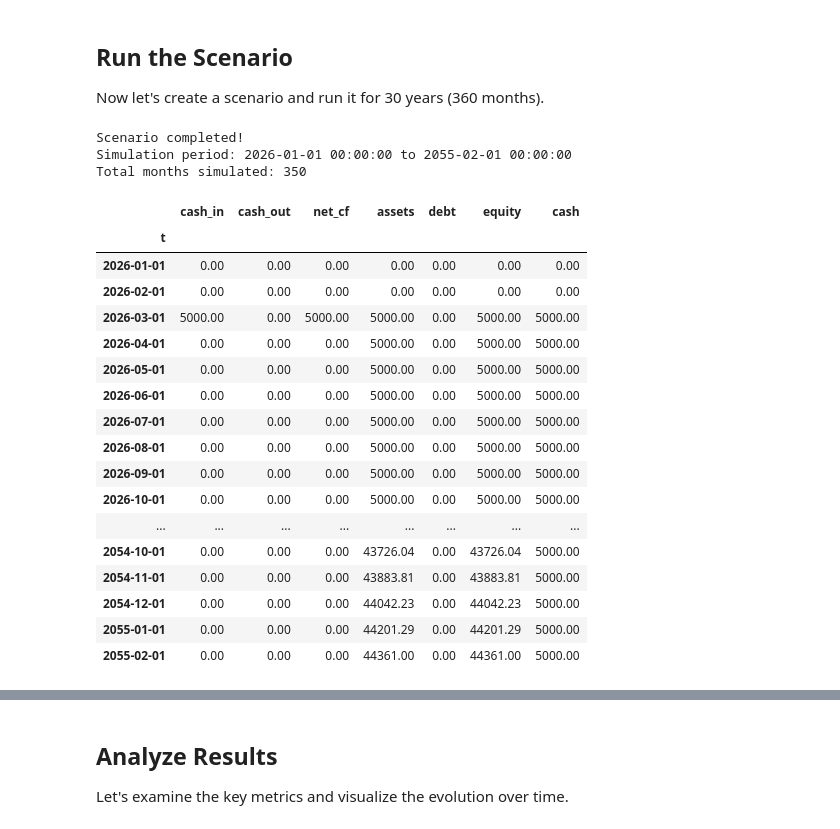
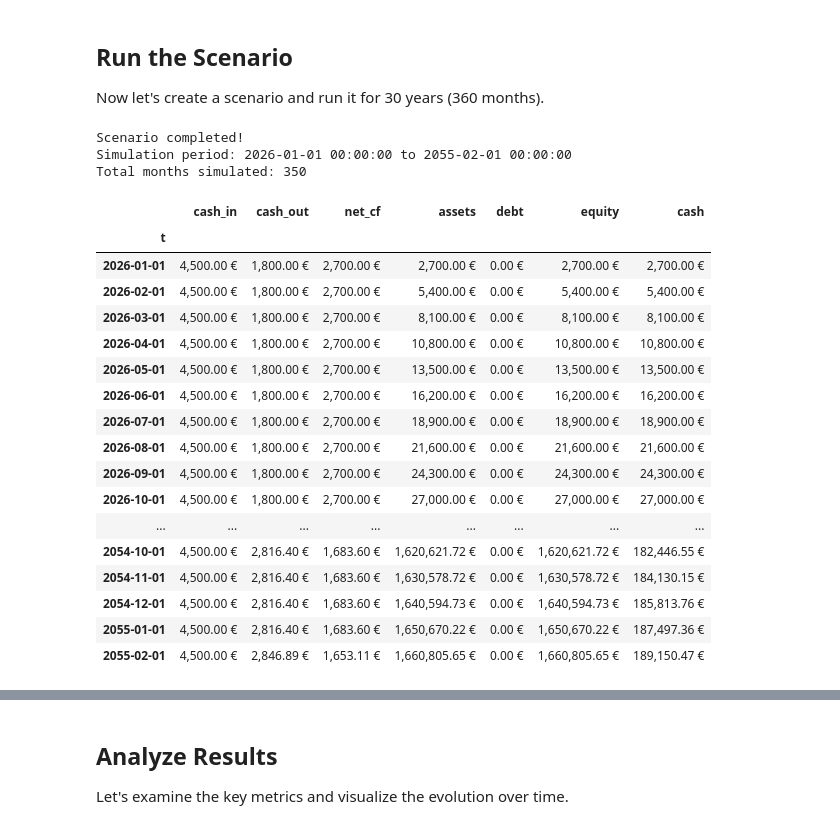
Before and after one commit to didac-crst/proto-finbrick-lab, a Jupyter notebook: finscenlab-poc/notebooks/01_quickstart.ipynb, the cells around one changed output, grey strips where cells are left out. Cells and saved outputs as stored; diff of their text form; code cells hidden in the pictures.

```diff
--- a/finscenlab-poc/notebooks/01_quickstart.ipynb
+++ b/finscenlab-poc/notebooks/01_quickstart.ipynb
@@ -74,7 +74,7 @@ seed = FBrick(
     name="Owner Equity Seed",
     kind=K.F_TRANSFER,
     start_date= date(2026, 3, 1),
-    spec={"amount": 5_000},
+    spec={"amount": 1_000},
 )
 
 
@@ -109,12 +109,23 @@ mortgage = LBrick(
 
 etf = ABrick(
     id="etf",
-    name="ETF",
+    name="S&P 500 ETF",
     kind=K.A_INV_ETF,
-    start_date=date(2027, 1, 1),
-    spec={"initial_units": 100,
-          "price0": 100,
-          "drift_pa": 0.05,
+    start_date=date(2030, 1, 1),  # Start investing 2 months after house
+    spec={
+        "price0": 100,
+        "drift_pa": 0.1,  # 10% annual growth
+        "initial_units": 0,
+        "buy_at_start": {"amount": 1000},  # Initial €1k investment
+        "dca": {
+            "mode": "amount",
+            "amount": 500,  # €250/month DCA
+            "start_offset_m": 1,  # Start next month
+            "months": None,
+            "annual_step_pct": 0.03  # +3% per year
+        },
+        "reinvest_dividends": True,  # Reinvest dividends
+        "events_level": "major"
     }
 )
 
@@ -138,44 +149,43 @@ Monthly expenses: €1,800
 Now let's create a scenario and run it for 30 years (360 months).
 # %%
 pd.set_option('display.max_rows', 500)
-pd.options.display.float_format = '{:.2f}'.format
+pd.options.display.float_format = '{:,.2f} €'.format
 
 # Create the scenario with all our bricks
-scenario = Scenario(
+scenarioA = Scenario(
     id="scenA",
     name="Test",
-    # bricks=[cash, house, mortgage, salary, living, etf]
-    bricks=[cash, seed, etf]
+    bricks=[cash, house, mortgage, salary, living, etf]
+    # bricks=[cash, seed, salary, etf]
 )
-
 # Run the simulation for 30 years starting January 2026
-results = scenario.run(start=date(2026, 1, 1), months=350)
+resultsA = scenarioA.run(start=date(2026, 1, 1), months=350)
 
 print("Scenario completed!")
-print(f"Simulation period: {results['totals'].index[0]} to {results['totals'].index[-1]}")
-print(f"Total months simulated: {len(results['totals'])}")
+print(f"Simulation period: {resultsA['totals'].index[0]} to {resultsA['totals'].index[-1]}")
+print(f"Total months simulated: {len(resultsA['totals'])}")
 
 # Show first few months
-results["totals"]
+resultsA["totals"]
 # %% [output]
 Scenario completed!
 Simulation period: 2026-01-01 00:00:00 to 2055-02-01 00:00:00
 Total months simulated: 350
 |  | cash_in | cash_out | net_cf | assets | debt | equity | cash |
 | t |  |  |  |  |  |  |  |
-| 2026-01-01 | 0.00 | 0.00 | 0.00 | 0.00 | 0.00 | 0.00 | 0.00 |
-| 2026-02-01 | 0.00 | 0.00 | 0.00 | 0.00 | 0.00 | 0.00 | 0.00 |
-| 2026-03-01 | 5000.00 | 0.00 | 5000.00 | 5000.00 | 0.00 | 5000.00 | 5000.00 |
-| 2026-04-01 | 0.00 | 0.00 | 0.00 | 5000.00 | 0.00 | 5000.00 | 5000.00 |
-| 2026-05-01 | 0.00 | 0.00 | 0.00 | 5000.00 | 0.00 | 5000.00 | 5000.00 |
-| 2026-06-01 | 0.00 | 0.00 | 0.00 | 5000.00 | 0.00 | 5000.00 | 5000.00 |
-| 2026-07-01 | 0.00 | 0.00 | 0.00 | 5000.00 | 0.00 | 5000.00 | 5000.00 |
-| 2026-08-01 | 0.00 | 0.00 | 0.00 | 5000.00 | 0.00 | 5000.00 | 5000.00 |
-| 2026-09-01 | 0.00 | 0.00 | 0.00 | 5000.00 | 0.00 | 5000.00 | 5000.00 |
-| 2026-10-01 | 0.00 | 0.00 | 0.00 | 5000.00 | 0.00 | 5000.00 | 5000.00 |
+| 2026-01-01 | 4,500.00 € | 1,800.00 € | 2,700.00 € | 2,700.00 € | 0.00 € | 2,700.00 € | 2,700.00 € |
+| 2026-02-01 | 4,500.00 € | 1,800.00 € | 2,700.00 € | 5,400.00 € | 0.00 € | 5,400.00 € | 5,400.00 € |
+| 2026-03-01 | 4,500.00 € | 1,800.00 € | 2,700.00 € | 8,100.00 € | 0.00 € | 8,100.00 € | 8,100.00 € |
+| 2026-04-01 | 4,500.00 € | 1,800.00 € | 2,700.00 € | 10,800.00 € | 0.00 € | 10,800.00 € | 10,800.00 € |
+| 2026-05-01 | 4,500.00 € | 1,800.00 € | 2,700.00 € | 13,500.00 € | 0.00 € | 13,500.00 € | 13,500.00 € |
+| 2026-06-01 | 4,500.00 € | 1,800.00 € | 2,700.00 € | 16,200.00 € | 0.00 € | 16,200.00 € | 16,200.00 € |
+| 2026-07-01 | 4,500.00 € | 1,800.00 € | 2,700.00 € | 18,900.00 € | 0.00 € | 18,900.00 € | 18,900.00 € |
+| 2026-08-01 | 4,500.00 € | 1,800.00 € | 2,700.00 € | 21,600.00 € | 0.00 € | 21,600.00 € | 21,600.00 € |
+| 2026-09-01 | 4,500.00 € | 1,800.00 € | 2,700.00 € | 24,300.00 € | 0.00 € | 24,300.00 € | 24,300.00 € |
+| 2026-10-01 | 4,500.00 € | 1,800.00 € | 2,700.00 € | 27,000.00 € | 0.00 € | 27,000.00 € | 27,000.00 € |
 | ... | ... | ... | ... | ... | ... | ... | ... |
-| 2054-10-01 | 0.00 | 0.00 | 0.00 | 43726.04 | 0.00 | 43726.04 | 5000.00 |
-| 2054-11-01 | 0.00 | 0.00 | 0.00 | 43883.81 | 0.00 | 43883.81 | 5000.00 |
-| 2054-12-01 | 0.00 | 0.00 | 0.00 | 44042.23 | 0.00 | 44042.23 | 5000.00 |
-| 2055-01-01 | 0.00 | 0.00 | 0.00 | 44201.29 | 0.00 | 44201.29 | 5000.00 |
-| 2055-02-01 | 0.00 | 0.00 | 0.00 | 44361.00 | 0.00 | 44361.00 | 5000.00 |
+| 2054-10-01 | 4,500.00 € | 2,816.40 € | 1,683.60 € | 1,620,621.72 € | 0.00 € | 1,620,621.72 € | 182,446.55 € |
+| 2054-11-01 | 4,500.00 € | 2,816.40 € | 1,683.60 € | 1,630,578.72 € | 0.00 € | 1,630,578.72 € | 184,130.15 € |
+| 2054-12-01 | 4,500.00 € | 2,816.40 € | 1,683.60 € | 1,640,594.73 € | 0.00 € | 1,640,594.73 € | 185,813.76 € |
+| 2055-01-01 | 4,500.00 € | 2,816.40 € | 1,683.60 € | 1,650,670.22 € | 0.00 € | 1,650,670.22 € | 187,497.36 € |
+| 2055-02-01 | 4,500.00 € | 2,846.89 € | 1,653.11 € | 1,660,805.65 € | 0.00 € | 1,660,805.65 € | 189,150.47 € |
```
Also changed, not shown: parts of 2 cells of this notebook, 4 other files.
